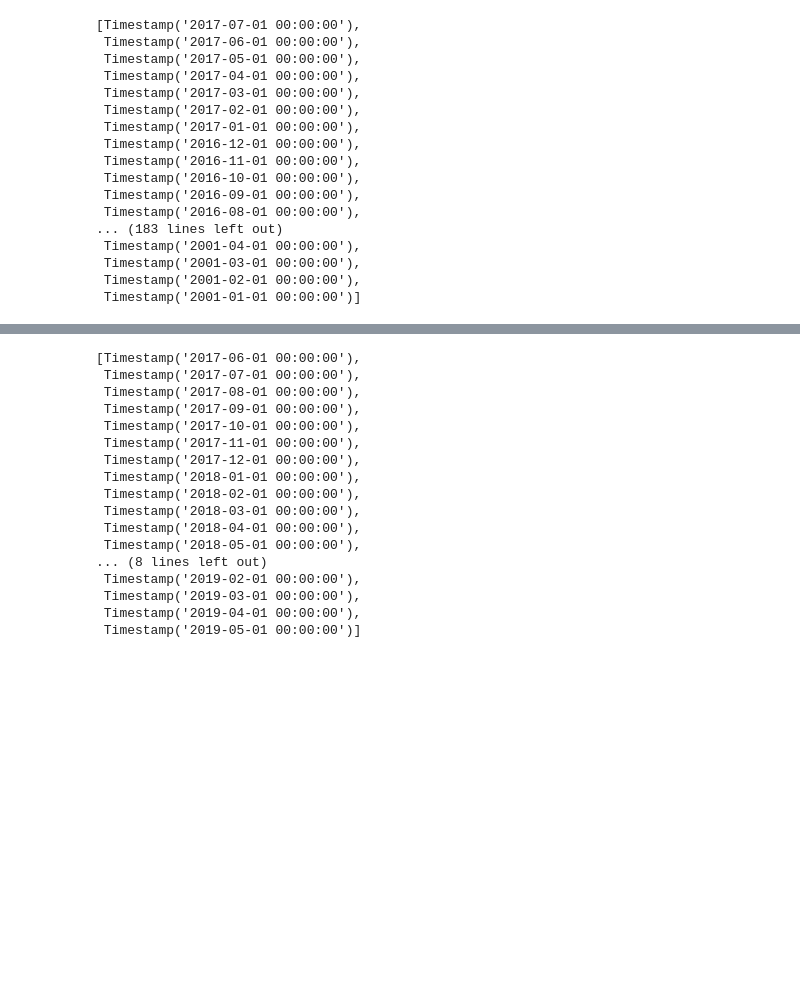
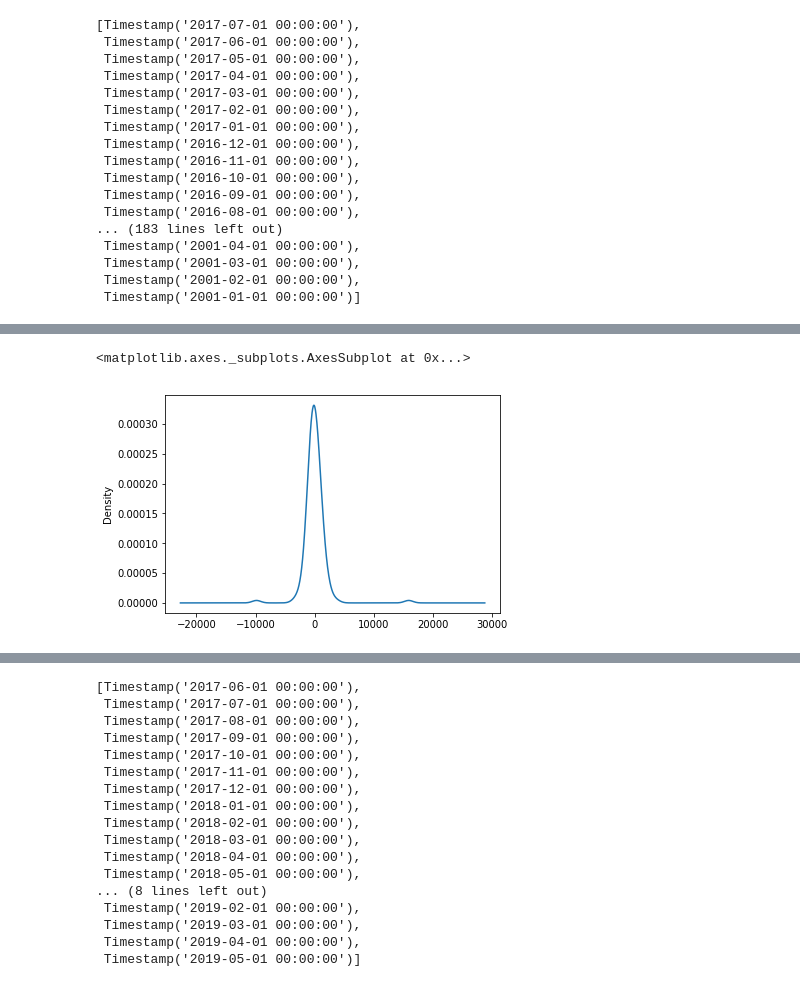
Before and after one commit to negarfazeli/energy-prediction, a Jupyter notebook: Ahmed/ARIMA & S-ARIMA.ipynb, the cells around one changed output, grey strips where cells are left out. Drawn from its saved outputs; the diff is of its cells as text; code cells hidden in the pictures; blank space fills up the shorter version.

```diff
--- a/Ahmed/ARIMA & S-ARIMA.ipynb
+++ b/Ahmed/ARIMA & S-ARIMA.ipynb
@@ -330,0 +340,5 @@ Warnings:
+# %%
+results.resid.plot(kind='kde')
+# %% [output]
+<matplotlib.axes._subplots.AxesSubplot at 0x...>
+[figure, added]
```
Also changed, not shown: parts of 19 cells of this notebook.
